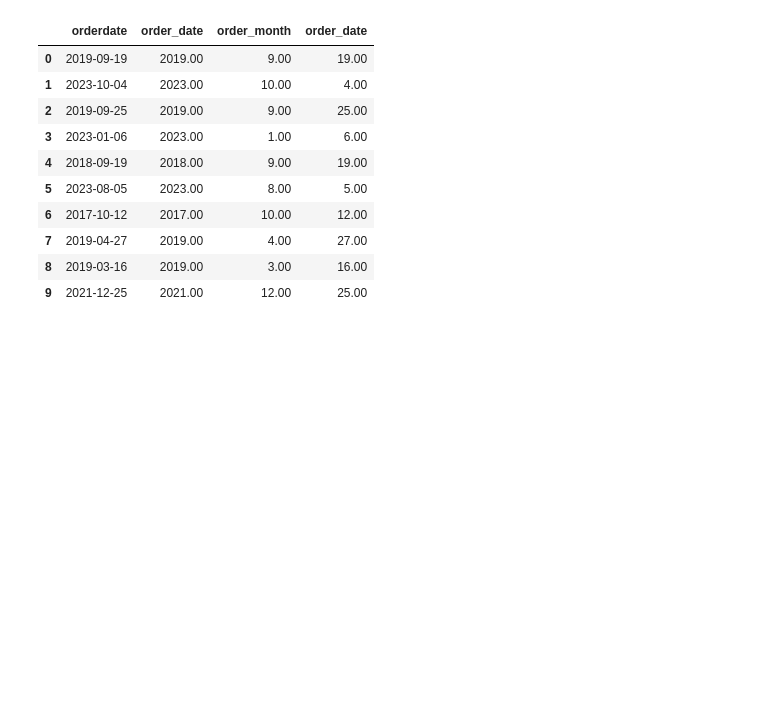
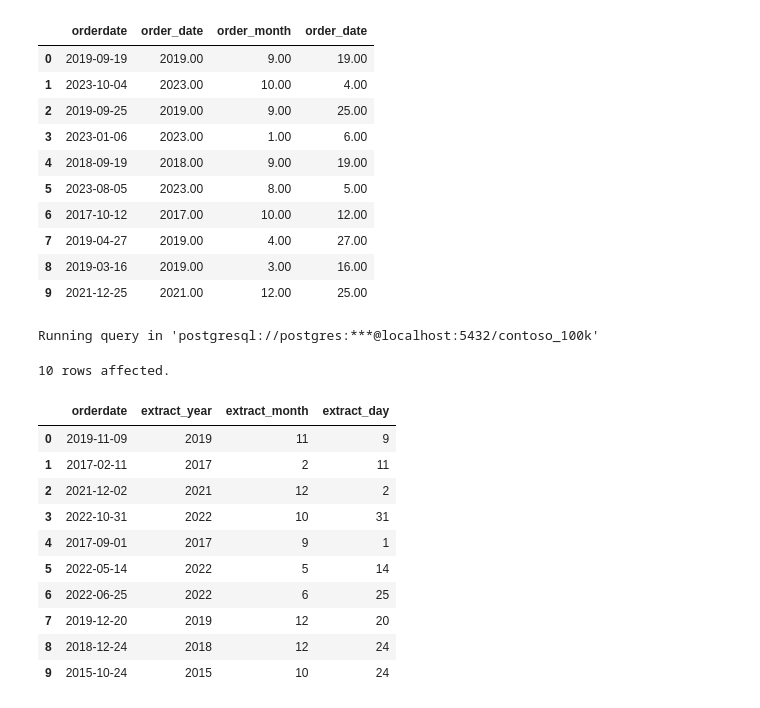
Before and after one commit to liulinda0517/sqlnew, a Jupyter notebook: Resources/Blank_SQL_Notebook.ipynb, the cells around one changed output. Cells and saved outputs as stored; diff of their text form; code cells hidden in the pictures; blank space fills up the shorter version.

```diff
--- a/Resources/Blank_SQL_Notebook.ipynb
+++ b/Resources/Blank_SQL_Notebook.ipynb
@@ -761,3 +761,29 @@ Running query in 'postgresql://postgres:***@localhost:5432/contoso_100k'
 | 7 | 2019-04-27 | 2019.00 | 4.00 | 27.00 |
 | 8 | 2019-03-16 | 2019.00 | 3.00 | 16.00 |
 | 9 | 2021-12-25 | 2021.00 | 12.00 | 25.00 |
+# %%
+%%sql
+
+select
+    orderdate,
+    extract(year from orderdate) as extract_year,
+    extract(month from orderdate) as extract_month,
+    extract(day from orderdate) as extract_day
+from
+    sales
+order by random()
+limit 10
+# %% [output]
+Running query in 'postgresql://postgres:***@localhost:5432/contoso_100k'
+10 rows affected.
+|  | orderdate | extract_year | extract_month | extract_day |
+| 0 | 2019-11-09 | 2019 | 11 | 9 |
+| 1 | 2017-02-11 | 2017 | 2 | 11 |
+| 2 | 2021-12-02 | 2021 | 12 | 2 |
+| 3 | 2022-10-31 | 2022 | 10 | 31 |
+| 4 | 2017-09-01 | 2017 | 9 | 1 |
+| 5 | 2022-05-14 | 2022 | 5 | 14 |
+| 6 | 2022-06-25 | 2022 | 6 | 25 |
+| 7 | 2019-12-20 | 2019 | 12 | 20 |
+| 8 | 2018-12-24 | 2018 | 12 | 24 |
+| 9 | 2015-10-24 | 2015 | 10 | 24 |
```
